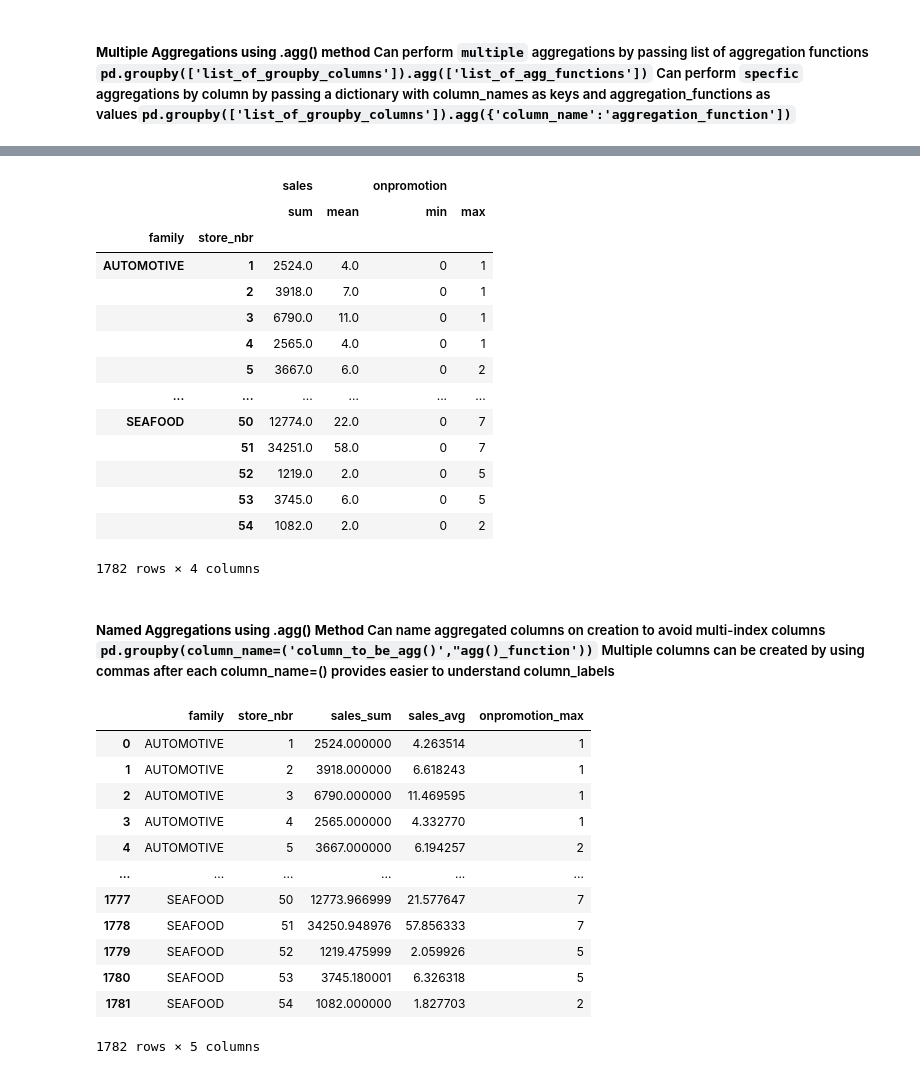
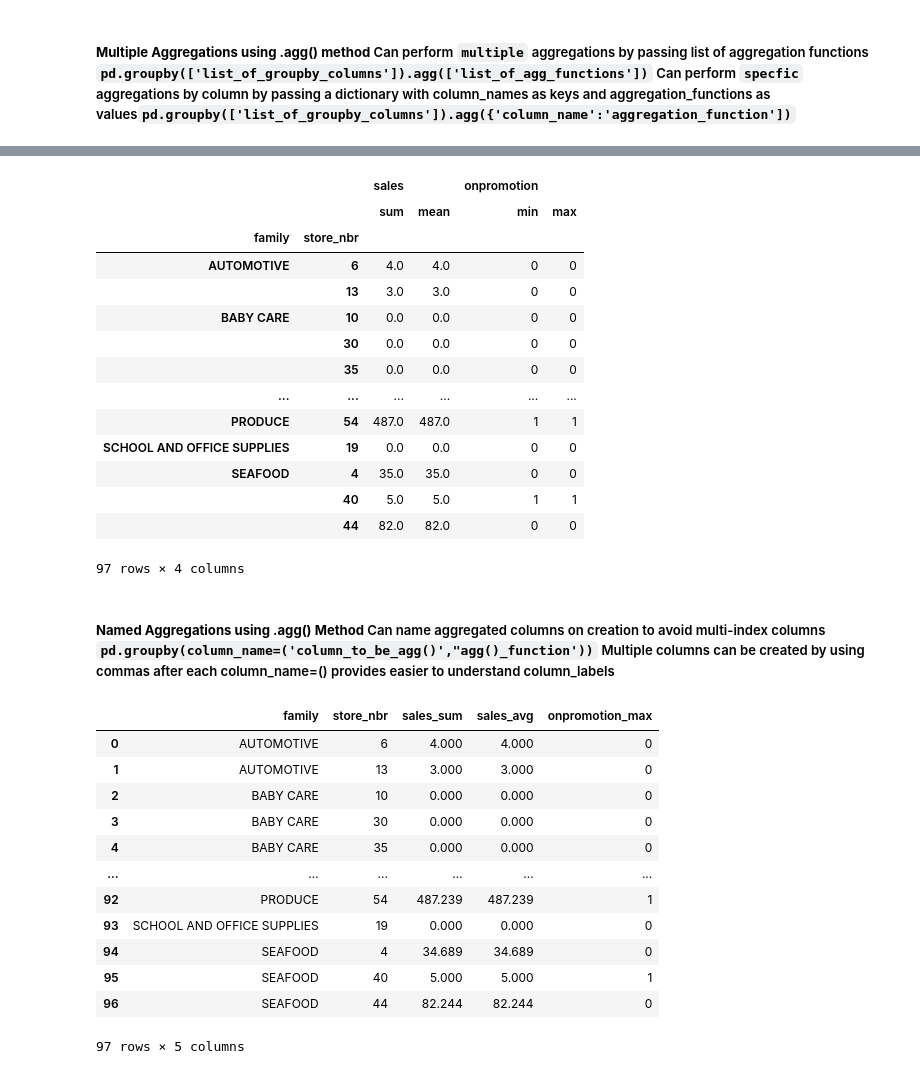
Before and after one commit to jameslaurence82/Udemy-Python_DataAnalysis_NumpyPandas, a Jupyter notebook: PdDF_Aggregating_AggregatingGroups.ipynb, the cells around one changed output, grey strips where cells are left out. Saved outputs shown, nothing was run; the diff lists cells and outputs as text; code cells hidden in the pictures.

Commit message:
completed aggregating groups material

```diff
--- a/PdDF_Aggregating_AggregatingGroups.ipynb
+++ b/PdDF_Aggregating_AggregatingGroups.ipynb
@@ -66,6 +63,6 @@ small_retail.groupby(['store_nbr', 'family']).agg(['sum','mean']).round()
 # %%
 # Multiple Aggregations 'sales' to have 'sum' and 'mean', 'onpromotion' to have 'min' and 'max'
-small_retail.groupby(
+sample_df.groupby(
     ['family', 'store_nbr']).agg(
         {'sales':['sum','mean'],
         'onpromotion':['min','max']}).round()
@@ -73,40 +70,40 @@ small_retail.groupby(
 |  |  | sales |  | onpromotion |  |
 |  |  | sum | mean | min | max |
 | family | store_nbr |  |  |  |  |
-| AUTOMOTIVE | 1 | 2524.0 | 4.0 | 0 | 1 |
-|  | 2 | 3918.0 | 7.0 | 0 | 1 |
-|  | 3 | 6790.0 | 11.0 | 0 | 1 |
-|  | 4 | 2565.0 | 4.0 | 0 | 1 |
-|  | 5 | 3667.0 | 6.0 | 0 | 2 |
+| AUTOMOTIVE | 6 | 4.0 | 4.0 | 0 | 0 |
+|  | 13 | 3.0 | 3.0 | 0 | 0 |
+| BABY CARE | 10 | 0.0 | 0.0 | 0 | 0 |
+|  | 30 | 0.0 | 0.0 | 0 | 0 |
+|  | 35 | 0.0 | 0.0 | 0 | 0 |
 | ... | ... | ... | ... | ... | ... |
-| SEAFOOD | 50 | 12774.0 | 22.0 | 0 | 7 |
-|  | 51 | 34251.0 | 58.0 | 0 | 7 |
-|  | 52 | 1219.0 | 2.0 | 0 | 5 |
-|  | 53 | 3745.0 | 6.0 | 0 | 5 |
-|  | 54 | 1082.0 | 2.0 | 0 | 2 |
+| PRODUCE | 54 | 487.0 | 487.0 | 1 | 1 |
+| SCHOOL AND OFFICE SUPPLIES | 19 | 0.0 | 0.0 | 0 | 0 |
+| SEAFOOD | 4 | 35.0 | 35.0 | 0 | 0 |
+|  | 40 | 5.0 | 5.0 | 1 | 1 |
+|  | 44 | 82.0 | 82.0 | 0 | 0 |
-1782 rows × 4 columns
+97 rows × 4 columns
 # %% [markdown]
 ##### **Named Aggregations using .agg() Method**</br> Can name aggregated columns on creation to avoid multi-index columns </br>`pd.groupby(column_name=('column_to_be_agg()',"agg()_function'))` </br> Multiple columns can be created by using commas after each column_name=() </br> provides easier to understand column_labels
 # %%
 # use as_index=False to remove multi-index rows, and then create columns with .agg() function to prevent multi-index columns
-(small_retail.groupby(
+(sample_df.groupby(
     ['family', 'store_nbr'],as_index=False).agg(
         sales_sum = ('sales','sum'),
         sales_avg = ('sales', 'mean'),
         onpromotion_max = ('onpromotion', 'max')
     )
 )
 # %% [output]
 |  | family | store_nbr | sales_sum | sales_avg | onpromotion_max |
-| 0 | AUTOMOTIVE | 1 | 2524.000000 | 4.263514 | 1 |
-| 1 | AUTOMOTIVE | 2 | 3918.000000 | 6.618243 | 1 |
-| 2 | AUTOMOTIVE | 3 | 6790.000000 | 11.469595 | 1 |
-| 3 | AUTOMOTIVE | 4 | 2565.000000 | 4.332770 | 1 |
-| 4 | AUTOMOTIVE | 5 | 3667.000000 | 6.194257 | 2 |
+| 0 | AUTOMOTIVE | 6 | 4.000 | 4.000 | 0 |
+| 1 | AUTOMOTIVE | 13 | 3.000 | 3.000 | 0 |
+| 2 | BABY CARE | 10 | 0.000 | 0.000 | 0 |
+| 3 | BABY CARE | 30 | 0.000 | 0.000 | 0 |
+| 4 | BABY CARE | 35 | 0.000 | 0.000 | 0 |
 | ... | ... | ... | ... | ... | ... |
-| 1777 | SEAFOOD | 50 | 12773.966999 | 21.577647 | 7 |
-| 1778 | SEAFOOD | 51 | 34250.948976 | 57.856333 | 7 |
-| 1779 | SEAFOOD | 52 | 1219.475999 | 2.059926 | 5 |
-| 1780 | SEAFOOD | 53 | 3745.180001 | 6.326318 | 5 |
-| 1781 | SEAFOOD | 54 | 1082.000000 | 1.827703 | 2 |
+| 92 | PRODUCE | 54 | 487.239 | 487.239 | 1 |
+| 93 | SCHOOL AND OFFICE SUPPLIES | 19 | 0.000 | 0.000 | 0 |
+| 94 | SEAFOOD | 4 | 34.689 | 34.689 | 0 |
+| 95 | SEAFOOD | 40 | 5.000 | 5.000 | 1 |
+| 96 | SEAFOOD | 44 | 82.244 | 82.244 | 0 |
-1782 rows × 5 columns
+97 rows × 5 columns
```
Also changed, not shown: parts of 10 cells of this notebook, 3 other files.
